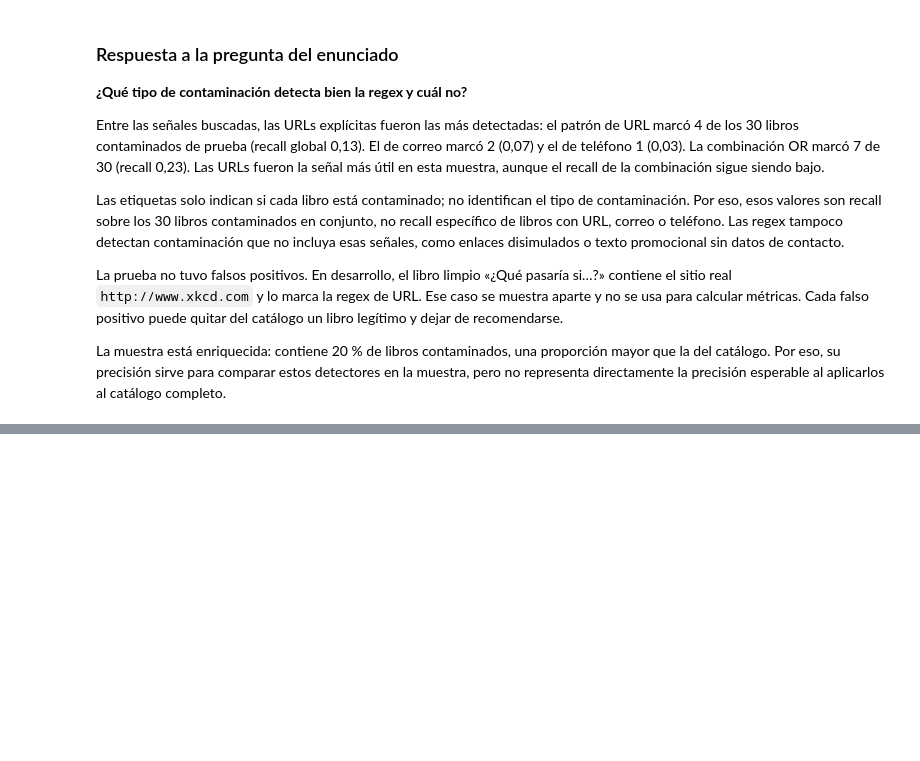
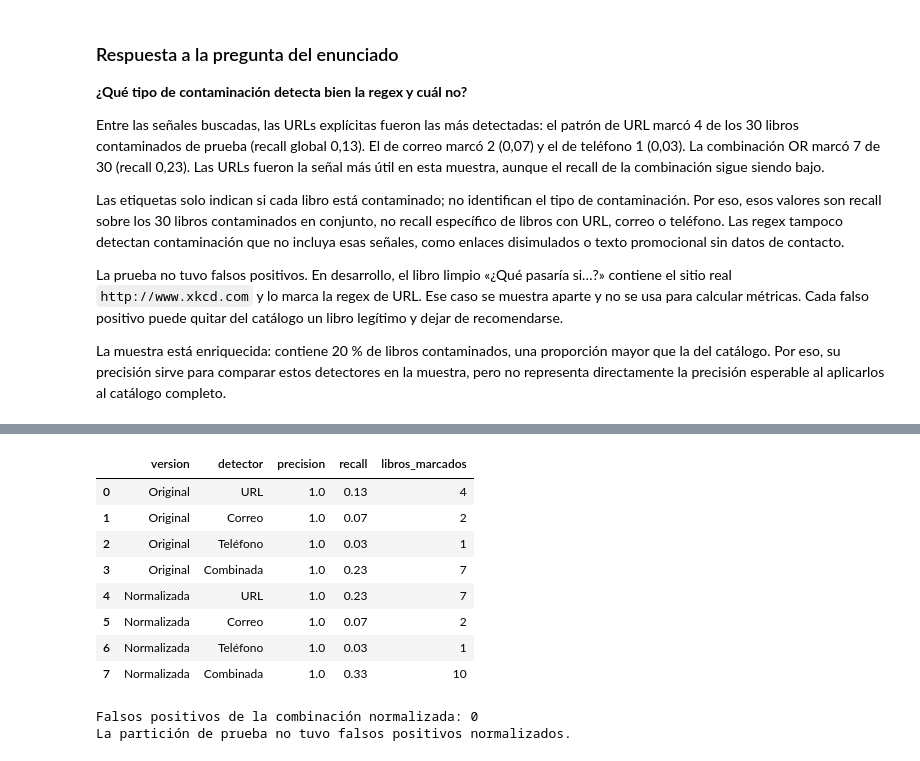
Before and after one commit to manuelibarbia/NLP_Ayala_Cerana_Colombo_Ibarbia, a Jupyter notebook: notebooks/TP3_ayala_cerana_colombo_ibarbia.ipynb, the cells around one changed output, grey strips where cells are left out. Drawn from its saved outputs; the diff is of its cells as text; code cells hidden in the pictures; blank space fills up the shorter version.

```diff
--- a/notebooks/TP3_ayala_cerana_colombo_ibarbia.ipynb
+++ b/notebooks/TP3_ayala_cerana_colombo_ibarbia.ipynb
@@ -420,0 +452,71 @@ La muestra está enriquecida: contiene 20 % de libros contaminados, una proporci
+# %%
+prueba_2_2 = prueba.copy()
+prueba_2_2["synopsis_normalizada"] = prueba_2_2["synopsis"].map(normalizar)
+
+columnas_detectores_normalizados = {}
+for nombre, columna, patron in patrones_regex:
+    columna_normalizada = f"{columna}_normalizada"
+    prueba_2_2[columna_normalizada] = prueba_2_2["synopsis_normalizada"].map(
+        lambda texto: bool(patron.search(texto))
+    )
+    columnas_detectores_normalizados[nombre] = columna_normalizada
+
+columnas_marcadas_normalizadas = list(columnas_detectores_normalizados.values())
+prueba_2_2["marca_combinada_normalizada"] = prueba_2_2[
+    columnas_marcadas_normalizadas
+].any(axis=1)
+columnas_detectores_normalizados["Combinada"] = "marca_combinada_normalizada"
+
+y_prueba_2_2 = prueba_2_2["contaminado"].astype(int)
+resultados_normalizados = []
+for nombre, columna in columnas_detectores_normalizados.items():
+    predicciones = prueba_2_2[columna].astype(int)
+    resultados_normalizados.append({
+        "detector": nombre,
+        "precision": round(precision_score(y_prueba_2_2, predicciones, zero_division=0), 2),
+        "recall": round(recall_score(y_prueba_2_2, predicciones, zero_division=0), 2),
+        "libros_marcados": int(predicciones.sum()),
+    })
+
+tabla_metricas_regex_2_2 = pd.concat(
+    [
+        tabla_metricas_regex.assign(version="Original"),
+        pd.DataFrame(resultados_normalizados).assign(version="Normalizada"),
+    ],
+    ignore_index=True,
+)[["version", "detector", "precision", "recall", "libros_marcados"]]
+display(tabla_metricas_regex_2_2)
+
+falsos_positivos_normalizados = prueba_2_2.loc[
+    prueba_2_2["contaminado"].eq(0)
+    & prueba_2_2["marca_combinada_normalizada"]
+].copy()
+print(f"Falsos positivos de la combinación normalizada: {len(falsos_positivos_normalizados)}")
+if falsos_positivos_normalizados.empty:
+    print("La partición de prueba no tuvo falsos positivos normalizados.")
+else:
+    falsos_positivos_normalizados["senales"] = falsos_positivos_normalizados.apply(
+        lambda fila: ", ".join(
+            nombre
+            for nombre, columna in columnas_detectores_normalizados.items()
+            if nombre != "Combinada" and fila[columna]
+        ),
+        axis=1,
+    )
+    display(
+        falsos_positivos_normalizados[
+            ["slug", "title", "senales", "synopsis"]
+        ]
+    )
+# %% [output]
+|  | version | detector | precision | recall | libros_marcados |
+| 0 | Original | URL | 1.0 | 0.13 | 4 |
+| 1 | Original | Correo | 1.0 | 0.07 | 2 |
+| 2 | Original | Teléfono | 1.0 | 0.03 | 1 |
+| 3 | Original | Combinada | 1.0 | 0.23 | 7 |
+| 4 | Normalizada | URL | 1.0 | 0.23 | 7 |
+| 5 | Normalizada | Correo | 1.0 | 0.07 | 2 |
+| 6 | Normalizada | Teléfono | 1.0 | 0.03 | 1 |
+| 7 | Normalizada | Combinada | 1.0 | 0.33 | 10 |
+Falsos positivos de la combinación normalizada: 0
+La partición de prueba no tuvo falsos positivos normalizados.
```
Also changed, not shown: parts of 5 cells of this notebook, 4 other files.
